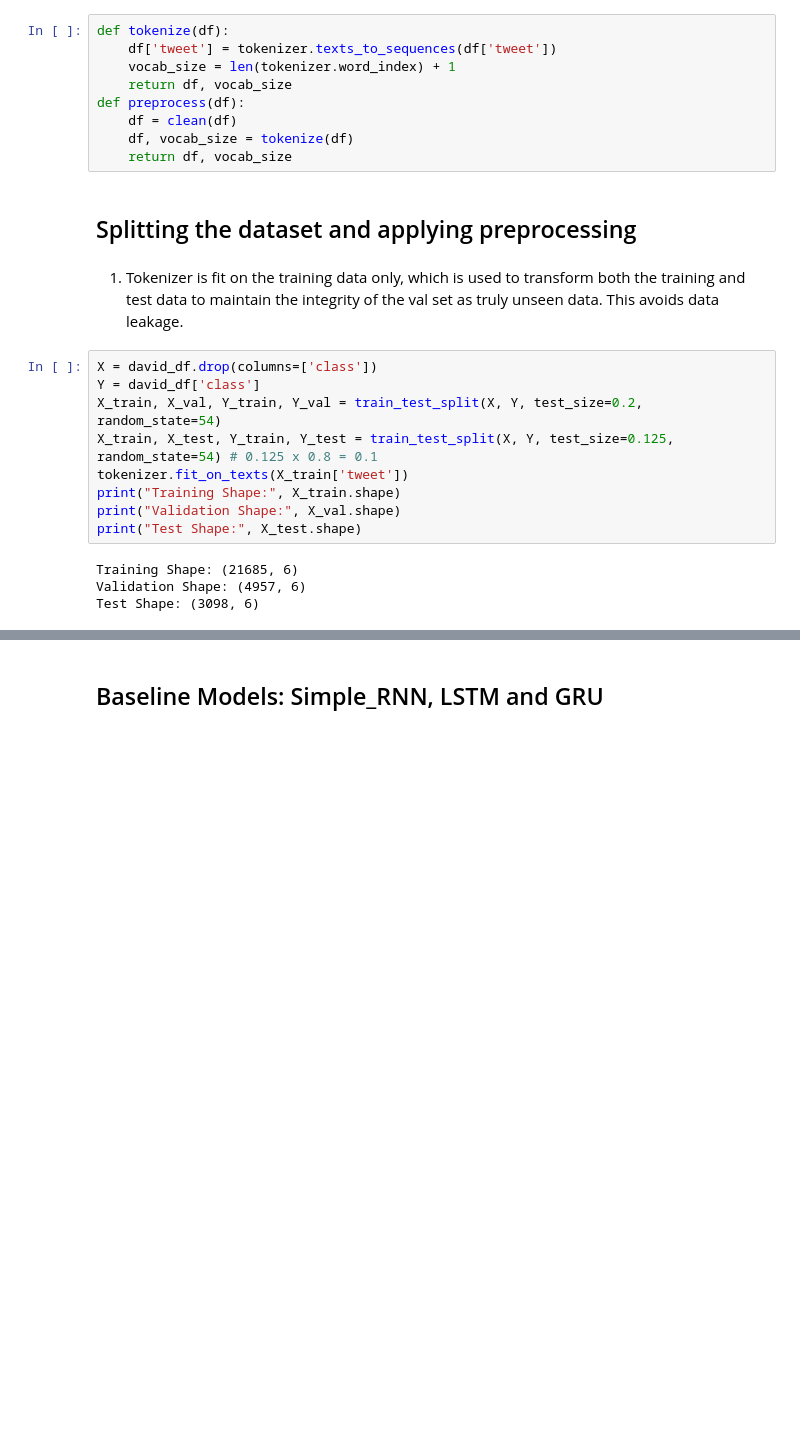
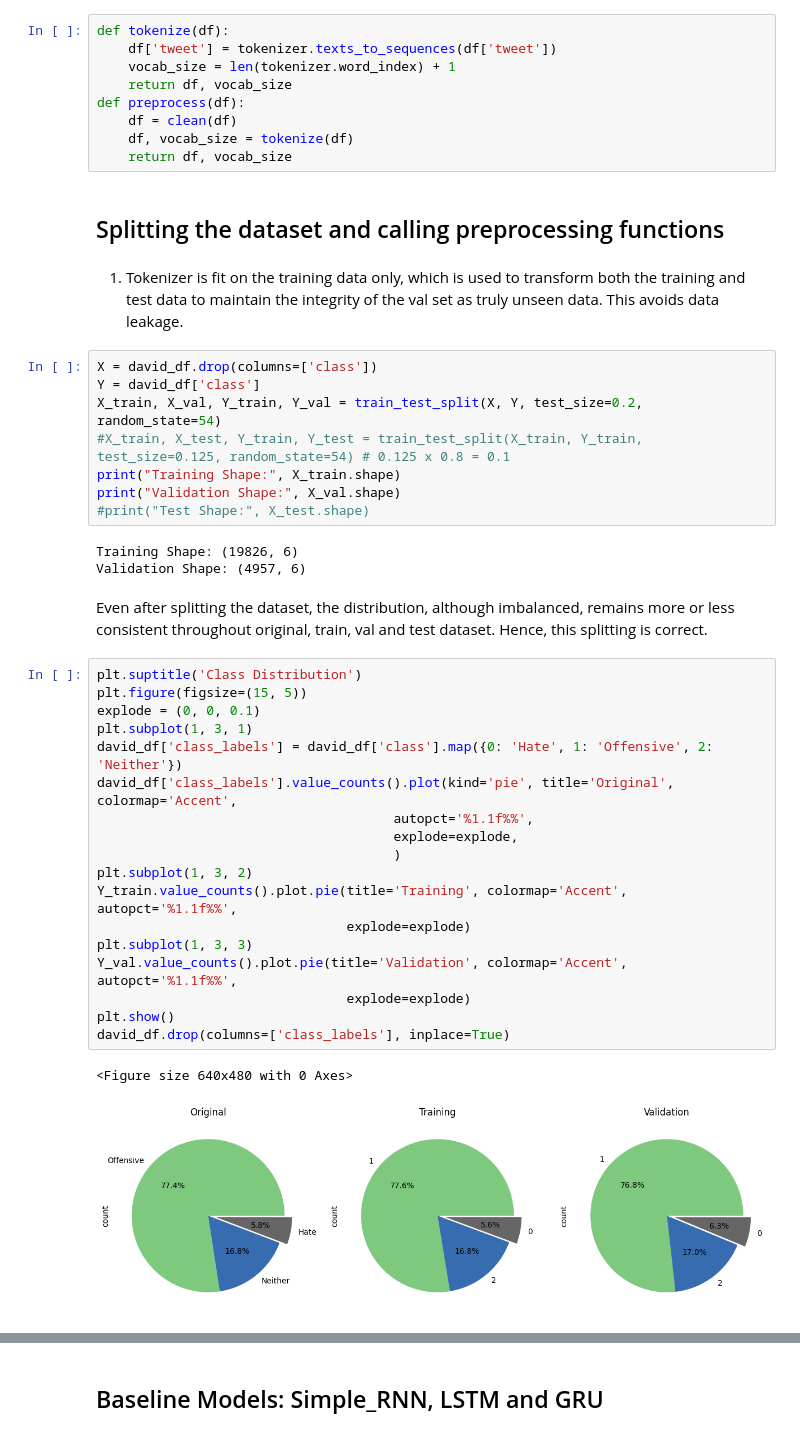
Before and after one commit to alkkuma1/hate_speech_detection, a Jupyter notebook: davidson_hatespeech.ipynb, the cells around one changed output, grey strips where cells are left out. Cells and saved outputs as stored; diff of their text form; blank space fills up the shorter version.

```diff
--- a/davidson_hatespeech.ipynb
+++ b/davidson_hatespeech.ipynb
@@ -121,20 +109,41 @@ def preprocess(df):
     df, vocab_size = tokenize(df)
     return df, vocab_size
 # %% [markdown]
-## Splitting the dataset and applying preprocessing
+## Splitting the dataset and calling preprocessing functions
 # %% [markdown]
 1. Tokenizer is fit on the training data only, which is used to transform both the training and test data to maintain the integrity of the val set as truly unseen data. This avoids data leakage.
 # %%
 X = david_df.drop(columns=['class'])
 Y = david_df['class']
 X_train, X_val, Y_train, Y_val = train_test_split(X, Y, test_size=0.2, random_state=54)
-X_train, X_test, Y_train, Y_test = train_test_split(X, Y, test_size=0.125, random_state=54) # 0.125 x 0.8 = 0.1
-tokenizer.fit_on_texts(X_train['tweet'])
+#X_train, X_test, Y_train, Y_test = train_test_split(X_train, Y_train, test_size=0.125, random_state=54) # 0.125 x 0.8 = 0.1
 print("Training Shape:", X_train.shape)
 print("Validation Shape:", X_val.shape)
-print("Test Shape:", X_test.shape)
+#print("Test Shape:", X_test.shape)
 # %% [output]
-Training Shape: (21685, 6)
+Training Shape: (19826, 6)
 Validation Shape: (4957, 6)
-Test Shape: (3098, 6)
+# %% [markdown]
+Even after splitting the dataset, the distribution, although imbalanced, remains more or less consistent throughout original, train, val and test dataset. Hence, this splitting is correct.
+# %%
+plt.suptitle('Class Distribution')
+plt.figure(figsize=(15, 5))
+explode = (0, 0, 0.1)
+plt.subplot(1, 3, 1)
+david_df['class_labels'] = david_df['class'].map({0: 'Hate', 1: 'Offensive', 2: 'Neither'})
+david_df['class_labels'].value_counts().plot(kind='pie', title='Original', colormap='Accent',
+                                      autopct='%1.1f%%',
+                                      explode=explode,
+                                      )
+plt.subplot(1, 3, 2)
+Y_train.value_counts().plot.pie(title='Training', colormap='Accent', autopct='%1.1f%%',
+                                explode=explode)
+plt.subplot(1, 3, 3)
+Y_val.value_counts().plot.pie(title='Validation', colormap='Accent', autopct='%1.1f%%',
+                                explode=explode)
+plt.show()
+david_df.drop(columns=['class_labels'], inplace=True)
+# %% [output]
+<Figure size 640x480 with 0 Axes>
+[figure, added]
 # %%
```
Also changed, not shown: parts of 21 cells of this notebook.
